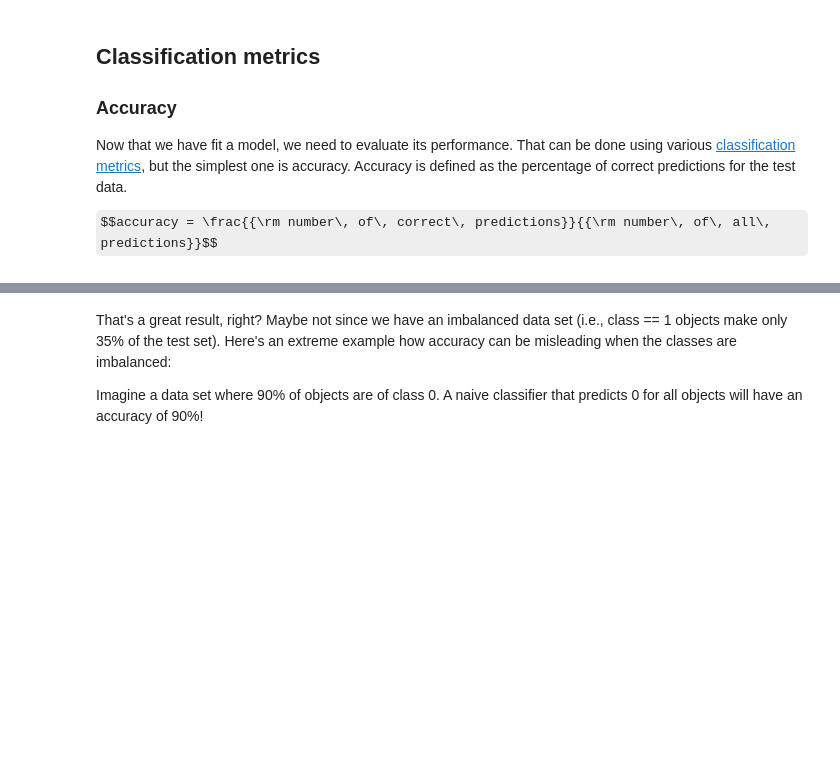
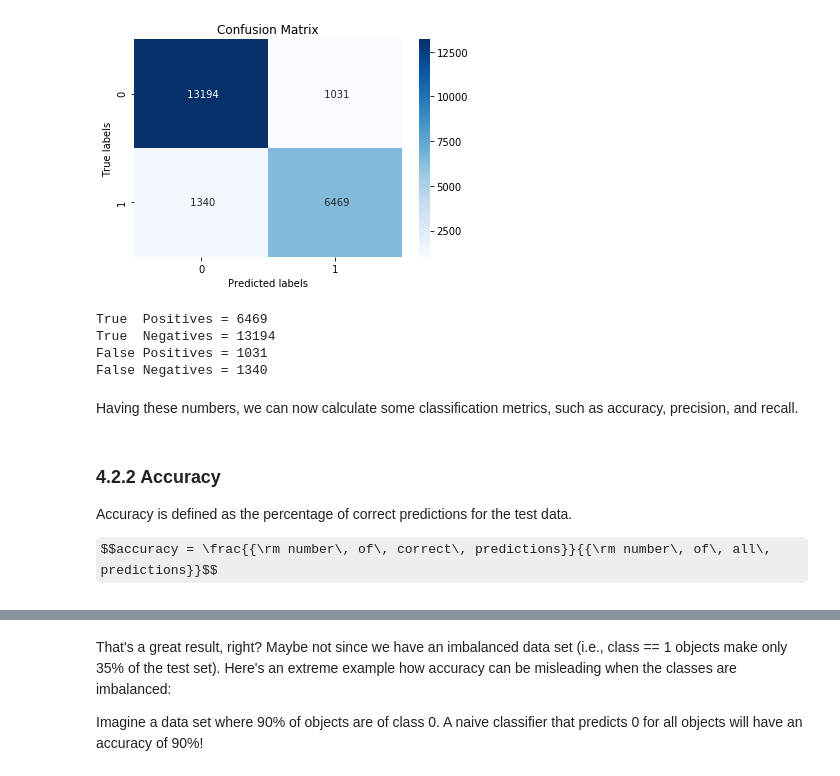
Before and after one commit to carharDBG/course_intro_to_ml, a Jupyter notebook: notebooks/4_model_evaluation.ipynb, the cells around one changed output, grey strips where cells are left out. Drawn from its saved outputs; the diff is of its cells as text; code cells hidden in the pictures; some formulas as TeX source; blank space fills up the shorter version.

```diff
--- a/notebooks/4_model_evaluation.ipynb
+++ b/notebooks/4_model_evaluation.ipynb
@@ -66,10 +147,36 @@ model.fit(X_train_fixed, y_train)
+# %%
+labels = [1, 0]
+cm = confusion_matrix(y_test, y_pred)
+
+ax= plt.subplot()
+sns.heatmap(cm, annot=True, ax = ax, fmt=' ', cmap="Blues"); #annot=True to annotate cells
+
+# labels, title and ticks
+ax.set_xlabel('Predicted labels');ax.set_ylabel('True labels');
+ax.set_title('Confusion Matrix');
+#ax.xaxis.set_ticklabels([1, 0]); ax.yaxis.set_ticklabels([1,0])
+# %% [output]
+[figure, added]
+# %%
+TP = cm[1][1]
+TN = cm[0][0]
+FP = cm[0][1]
+FN = cm[1][0]
+
+print("True  Positives = %i" % TP)
+print("True  Negatives = %i" % TN)
+print("False Positives = %i" % FP)
+print("False Negatives = %i" % FN)
+# %% [output]
+True  Positives = 6469
+True  Negatives = 13194
+False Positives = 1031
+False Negatives = 1340
+# %% [markdown]
+Having these numbers, we can now calculate some classification metrics, such as accuracy, precision, and recall.
 # %% [markdown]
-## Classification metrics
+### 4.2.2 Accuracy
 
-### Accuracy
-
-Now that we have fit a model, we need to evaluate its performance.
-That can be done using various [classification metrics](https://scikit-learn.org/stable/modules/model_evaluation.html#classification-metrics), but the simplest one is accuracy.
 Accuracy is defined as the percentage of correct predictions for the test data.
 
 $$accuracy = \frac{{\rm number\, of\, correct\, predictions}}{{\rm number\, of\, all\, predictions}}$$
```
Also changed, not shown: parts of 37 cells of this notebook, 2 other files.
